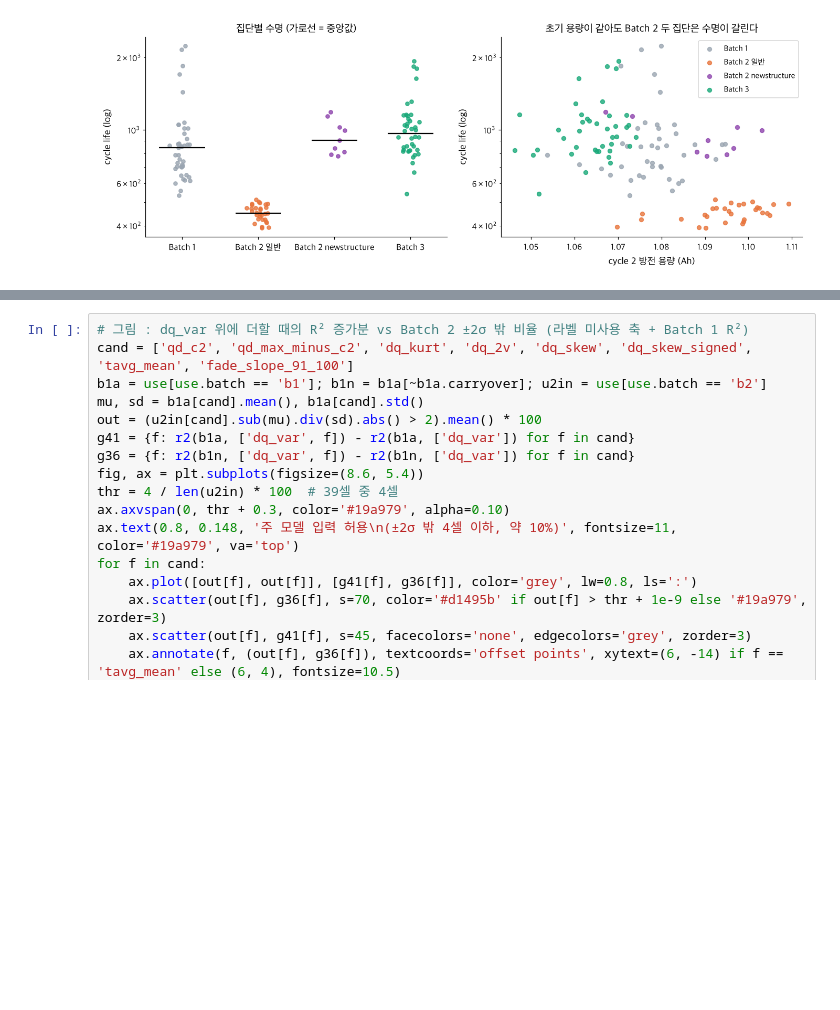
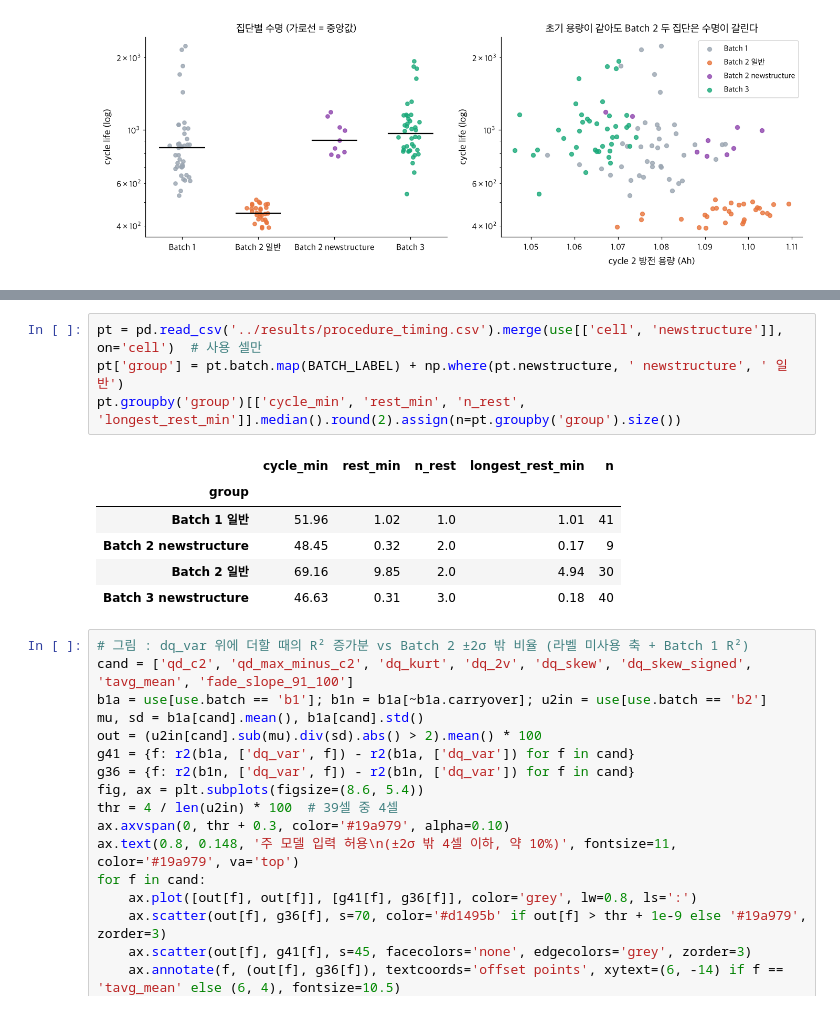
Before and after one commit to 97-99-02/ess-battery-project, a Jupyter notebook: notebooks/01_EDA.ipynb, the cells around one changed output, grey strips where cells are left out. Drawn from its saved outputs; the diff is of its cells as text; blank space fills up the shorter version.

```diff
--- a/notebooks/01_EDA.ipynb
+++ b/notebooks/01_EDA.ipynb
@@ -411,3 +415,14 @@ plt.tight_layout(); plt.savefig(f'{FIG}/q1_batch2_groups.png', bbox_inches='tigh
+# %%
+pt = pd.read_csv('../results/procedure_timing.csv').merge(use[['cell', 'newstructure']], on='cell')  # 사용 셀만
+pt['group'] = pt.batch.map(BATCH_LABEL) + np.where(pt.newstructure, ' newstructure', ' 일반')
+pt.groupby('group')[['cycle_min', 'rest_min', 'n_rest', 'longest_rest_min']].median().round(2).assign(n=pt.groupby('group').size())
+# %% [output]
+|  | cycle_min | rest_min | n_rest | longest_rest_min | n |
+| group |  |  |  |  |  |
+| Batch 1 일반 | 51.96 | 1.02 | 1.0 | 1.01 | 41 |
+| Batch 2 newstructure | 48.45 | 0.32 | 2.0 | 0.17 | 9 |
+| Batch 2 일반 | 69.16 | 9.85 | 2.0 | 4.94 | 30 |
+| Batch 3 newstructure | 46.63 | 0.31 | 3.0 | 0.18 | 40 |
 # %%
 # 그림 : dq_var 위에 더할 때의 R² 증가분 vs Batch 2 ±2σ 밖 비율 (라벨 미사용 축 + Batch 1 R²)
 cand = ['qd_c2', 'qd_max_minus_c2', 'dq_kurt', 'dq_2v', 'dq_skew', 'dq_skew_signed', 'tavg_mean', 'fade_slope_91_100']
```
Also changed, not shown: parts of 1 cell of this notebook, 3 other files.
